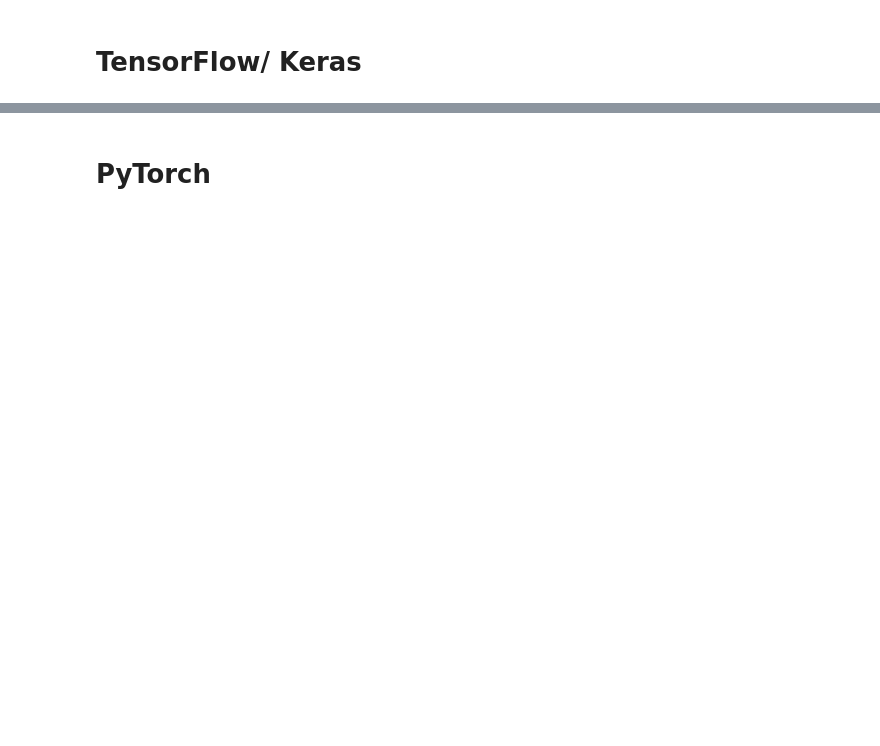
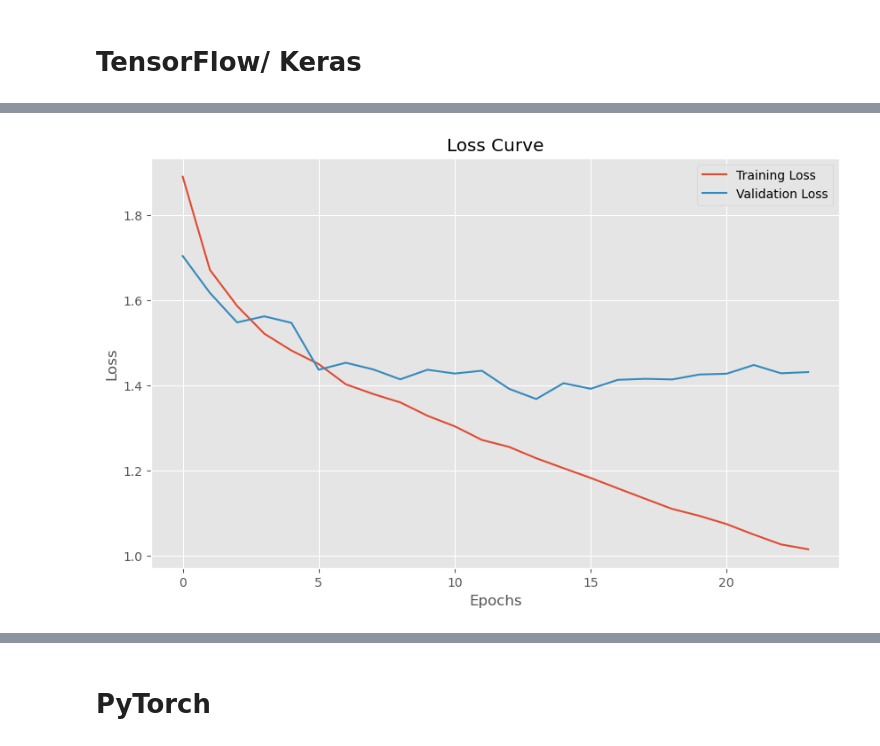
Before and after one commit to PineGithub19/ML_Project, a Jupyter notebook: main.ipynb, the cells around one changed output, grey strips where cells are left out. Saved outputs shown, nothing was run; the diff lists cells and outputs as text; code cells hidden in the pictures; blank space fills up the shorter version.

```diff
--- a/main.ipynb
+++ b/main.ipynb
@@ -69,0 +199,33 @@ from sklearn.metrics import classification_report, confusion_matrix
+# %%
+early_stopping = EarlyStopping(monitor='val_loss',  # Monitor validation loss
+                               patience=10,  # Wait for 3 epochs without improvement
+                               restore_best_weights=True)  # Restore the best weights
+# %%
+memory_usage_tfk = 0
+training_time_tfk = 0
+cpu_usage_tfk = 0
+
+memory_before_tfk = get_memory_usage()
+start_time_tfk = time.time()
+cpu_before_tfk = get_cpu_usage()
+
+history = tfk_model.fit(X_train, y_train_onehot,
+                        epochs=300,
+                        batch_size=128,  # Max iterations set to 300
+                        validation_data=(X_test, y_test_onehot),
+                        callbacks=[early_stopping])
+
+end_time_tfk = time.time()
+memory_after_tfk = get_memory_usage()
+cpu_after_tfk = get_cpu_usage()
+
+memory_usage_tfk = memory_after_tfk - memory_before_tfk
+training_time_tfk = end_time_tfk - start_time_tfk
+cpu_usage_tfk = cpu_after_tfk - cpu_before_tfk
+
+print("Before: ", memory_before_tfk, start_time_tfk, cpu_before_tfk)
+print("After: ", memory_after_tfk, end_time_tfk, cpu_after_tfk)
+
+print("Training Time: ", training_time_tfk, "s")
+print("Memory Usage: ", memory_usage_tfk, "MB")
+print("CPU Usage: ", cpu_usage_tfk, "%")
@@ -69,0 +250,11 @@ from sklearn.metrics import classification_report, confusion_matrix
+# %%
+plt.figure(figsize=(10, 6))
+plt.plot(history.history['loss'], label='Training Loss')
+plt.plot(history.history['val_loss'], label='Validation Loss')
+plt.title('Loss Curve')
+plt.xlabel('Epochs')
+plt.ylabel('Loss')
+plt.legend()
+plt.show()
+# %% [output]
+[figure, added]
```
Also changed, not shown: parts of 22 cells of this notebook.
